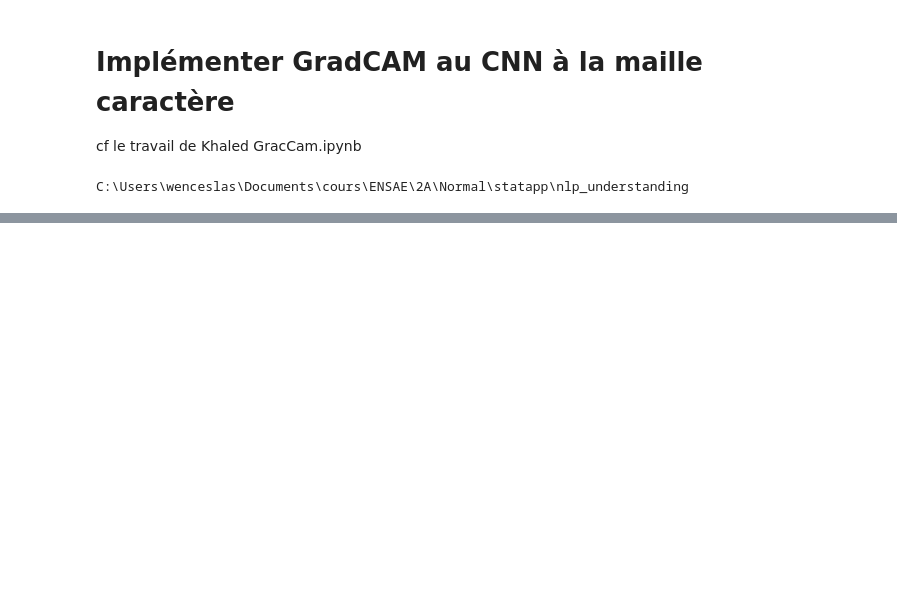
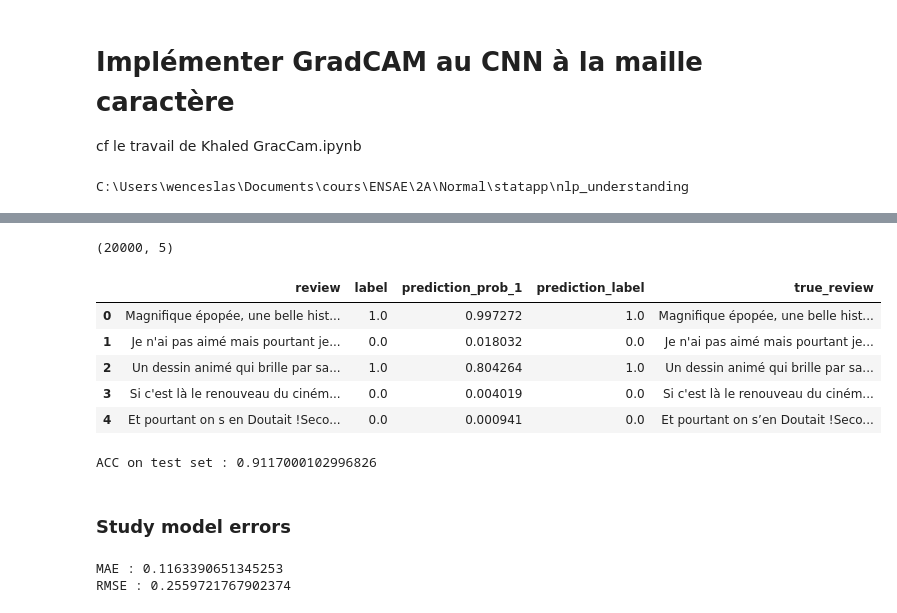
Before and after one commit to ENSAE-CKW/nlp_understanding, a Jupyter notebook: notebooks/GradCam/GradCam_cnn_character.ipynb, the cells around one changed output, grey strips where cells are left out. Saved outputs shown, nothing was run; the diff lists cells and outputs as text; code cells hidden in the pictures; blank space fills up the shorter version.

Commit message:
Adjust new feature GradCam to old model (CNN+Character)

```diff
--- a/notebooks/GradCam/GradCam_cnn_character.ipynb
+++ b/notebooks/GradCam/GradCam_cnn_character.ipynb
@@ -24,4 +24,6 @@ from deep_nlp.cnncharclassifier.char_to_tensor import charToTensor
 train_df= pd.read_csv(r"../../data/01_raw/allocine_train.csv")
 test_df= pd.read_csv(r"../../data/01_raw/allocine_test.csv")
 valid_df= pd.read_csv(r"../../data/01_raw/allocine_valid.csv")
+
+model_path_saved= r"../../data/06_models/cnn_char_classifier/cnn_char_model/cnn_char_model.pt"
 # %%
@@ -200,0 +93,67 @@ tensor([-0.1842,  0.3798, -0.5719,  0.4658])
+# %%
+pred_test = []
+lab = []
+reviews= []
+alphabet= test_data.get_alphabet()+" "
+
+with torch.no_grad():
+    for review, label in test_load:
+        pred_test.append(torch.exp(cpu_model(review)))
+        lab.append(label.float())
+        reviews.append(rebuild_text(text= review
+                                 , alphabet= alphabet
+                                 , space_index= 83
+                                 , sequence_len= cnn_sequence_len))
+
+pred_test = torch.cat(pred_test)
+lab = torch.cat(lab)
+# %%
+results= pd.DataFrame({
+    "review": reviews
+    , "label": lab
+    , "prediction_prob_1":  pred_test[:,1]
+    , "prediction_label": [1.0 if i > 0.5 else 0.0 for i in pred_test[:,1]]
+    , "true_review": test_df["review"].values
+#     , "heatmap_test_normalized_0": heatmap_test_normalized_0
+#     , "heatmap_test_normalized_1": heatmap_test_normalized_1.tolist()
+#     , "heatmap_test_max_0": heatmap_test_max_0.tolist()
+#     , "heatmap_test_max_1": heatmap_test_max_1.tolist()
+})
+
+# del heatmap_test_normalized_1, heatmap_test_max_0, heatmap_test_max_1
+
+print(results.shape)
+results.head()
+# %% [output]
+(20000, 5)
+|  | review | label | prediction_prob_1 | prediction_label | true_review |
+| 0 | Magnifique épopée, une belle hist... | 1.0 | 0.997272 | 1.0 | Magnifique épopée, une belle hist... |
+| 1 | Je n'ai pas aimé mais pourtant je... | 0.0 | 0.018032 | 0.0 | Je n'ai pas aimé mais pourtant je... |
+| 2 | Un dessin animé qui brille par sa... | 1.0 | 0.804264 | 1.0 | Un dessin animé qui brille par sa... |
+| 3 | Si c'est là le renouveau du ciném... | 0.0 | 0.004019 | 0.0 | Si c'est là le renouveau du ciném... |
+| 4 | Et pourtant on s en Doutait !Seco... | 0.0 | 0.000941 | 0.0 | Et pourtant on s’en Doutait !Seco... |
+# %%
+#define metric
+def binary_accuracy(preds, y):
+    #round predictions to the closest integer
+    rounded_preds = torch.round(preds[:,1])
+    correct = (rounded_preds == y).float()
+    acc = correct.sum() / len(correct)
+
+    return acc
+
+acc= binary_accuracy(pred_test, lab.float())
+print("ACC on test set : {}".format(acc))
+# %% [output]
+ACC on test set : 0.9117000102996826
+# %% [markdown]
+### Study model errors
+# %%
+# When the model is wrong what is the MAE & RMSE
+mae= np.mean(np.abs(results["label"] - results["prediction_prob_1"]))
+print("MAE : {}".format(mae))
+rmse= np.sqrt(np.mean((results["label"] - results["prediction_prob_1"])**2))
+print("RMSE : {}".format(rmse))
+# %% [output]
+MAE : 0.1163390651345253
+RMSE : 0.2559721767902374
```
Also changed, not shown: parts of 15 cells of this notebook, 4 other files.
